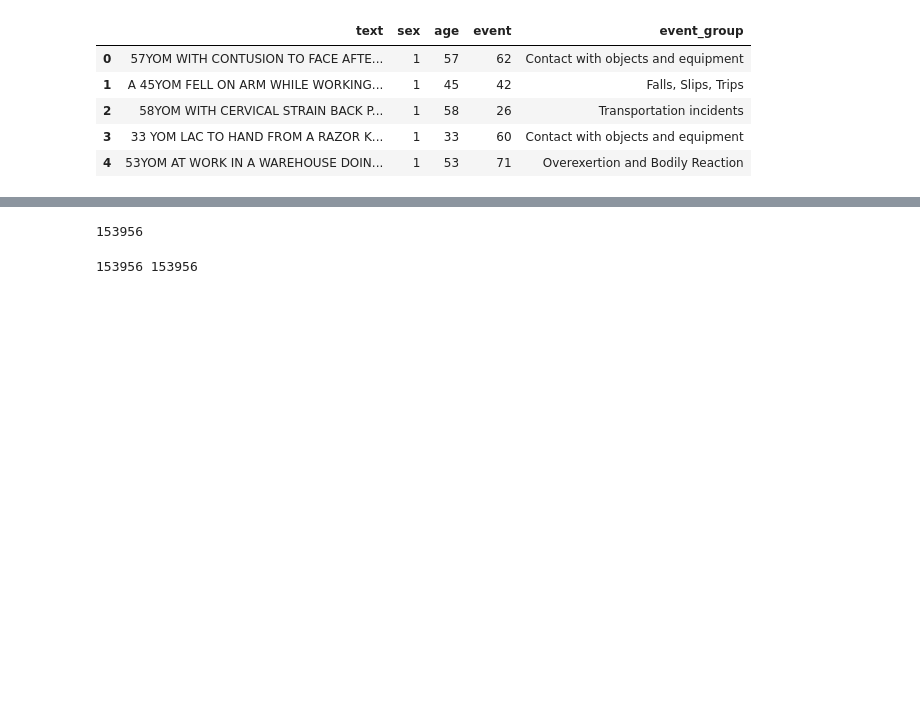
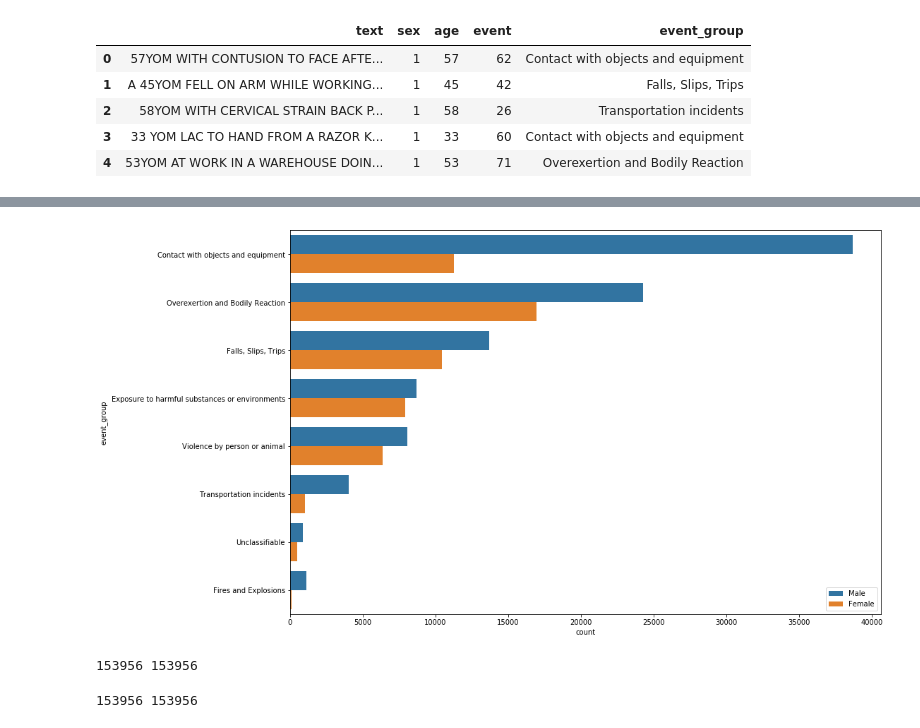
Before and after one commit to kpokrass/occupational_injuries, a Jupyter notebook: injury_classification.ipynb, the cells around one changed output, grey strips where cells are left out. Cells and saved outputs as stored; diff of their text form; code cells hidden in the pictures; blank space fills up the shorter version.

```diff
--- a/injury_classification.ipynb
+++ b/injury_classification.ipynb
@@ -203,3 +203,14 @@ plt.show()
+# %%
+fig = plt.figure(figsize=(15,10))
+sns.countplot(y='event_group',
+              data=data,
+              hue='sex',
+              order=data.event_group.value_counts().index,
+              )
+plt.legend(['Male', 'Female'])
+plt.show()
+# %% [output]
+[figure, added]
 # %%
 import spacy
 
@@ -251,9 +262,9 @@ def get_body_part(txt):
     return result_list
 # %%
 test = get_body_part(data.text)
-len(test,data.text)
+print(len(test),len(data.text))
 # %% [output]
-153956
+153956 153956
 # %%
 def get_context(txt):
     pattern1 = "(PUNCH|KICK|BITE|SCRATCH|ATTACK|HARM|FIGHT|STAB|SHOOT|INFLICT|ANIMAL|INSECT|VENOM|INTENT)"
```
Also changed, not shown: parts of 16 cells of this notebook.
